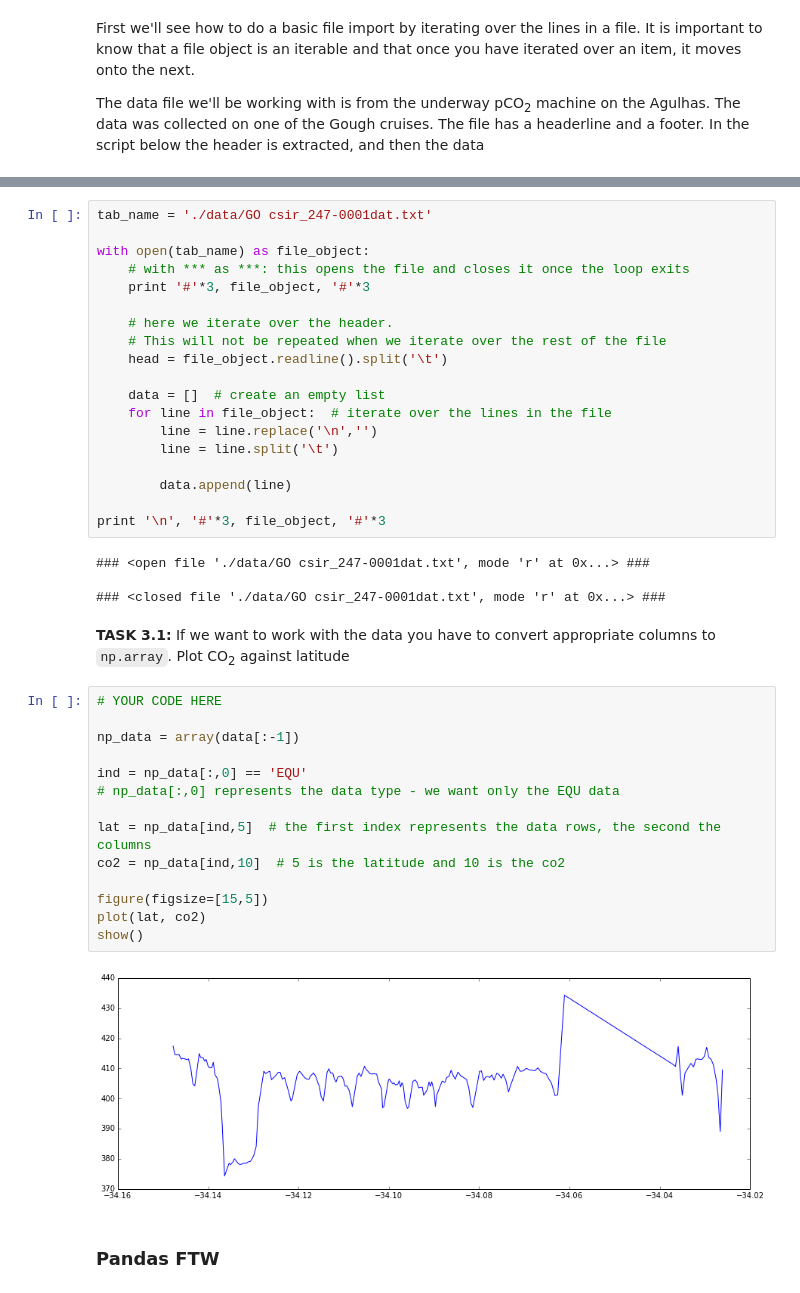
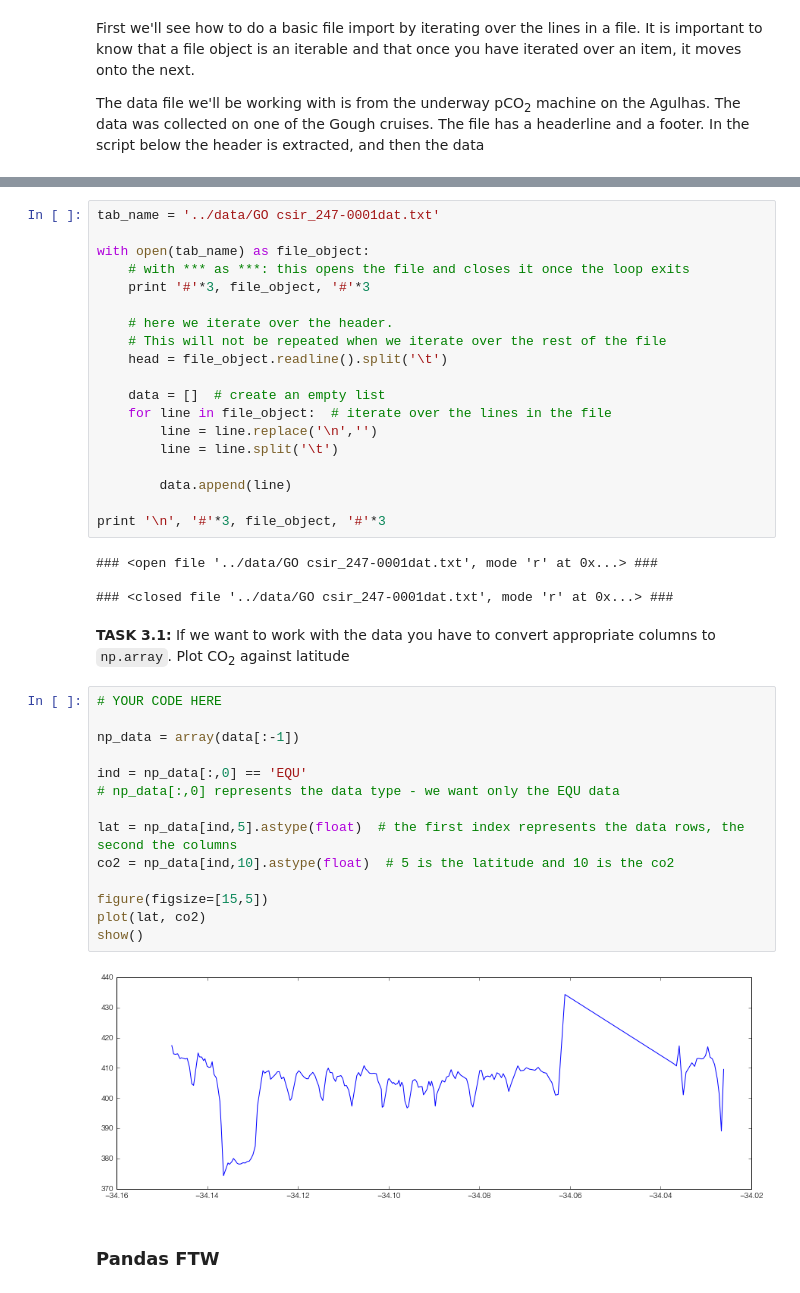
Before and after one commit to lukegre/SciPy4MAT, a Jupyter notebook: notes_ipynb/4_FileIO.ipynb, the cells around one changed output, grey strips where cells are left out. Saved outputs shown, nothing was run; the diff lists cells and outputs as text.

```diff
--- a/notes_ipynb/4_FileIO.ipynb
+++ b/notes_ipynb/4_FileIO.ipynb
@@ -36,6 +42,6 @@ nelson  mandela
 kgalema mothlante
 # %%
-tab_name = './data/GO csir_247-0001dat.txt'
+tab_name = '../data/GO csir_247-0001dat.txt'
 
 with open(tab_name) as file_object:
     # with *** as ***: this opens the file and closes it once the loop exits
@@ -54,27 +60,27 @@ with open(tab_name) as file_object:
 
 print '\n', '#'*3, file_object, '#'*3
 # %% [output]
-### <open file './data/GO csir_247-0001dat.txt', mode 'r' at 0x...> ###
+### <open file '../data/GO csir_247-0001dat.txt', mode 'r' at 0x...> ###
 
-### <closed file './data/GO csir_247-0001dat.txt', mode 'r' at 0x...> ###
+### <closed file '../data/GO csir_247-0001dat.txt', mode 'r' at 0x...> ###
 # %% [markdown]
 <a name='task21'>**TASK 3.1:**</a>  If we want to work with the data you have to convert appropriate columns to `np.array`. Plot CO<sub>2</sub> against latitude
 # %%
 # YOUR CODE HERE
 
 np_data = array(data[:-1])
 
 ind = np_data[:,0] == 'EQU'
 # np_data[:,0] represents the data type - we want only the EQU data
 
-lat = np_data[ind,5]  # the first index represents the data rows, the second the columns
-co2 = np_data[ind,10]  # 5 is the latitude and 10 is the co2
+lat = np_data[ind,5].astype(float)  # the first index represents the data rows, the second the columns
+co2 = np_data[ind,10].astype(float)  # 5 is the latitude and 10 is the co2
 
 figure(figsize=[15,5])
 plot(lat, co2)
 show()
 # %% [output]
-[figure, old version]
+[figure, new version]
 # %% [markdown]
 ### Pandas FTW
 # %% [markdown]
```
Also changed, not shown: parts of 8 cells of this notebook, 8 other files.
